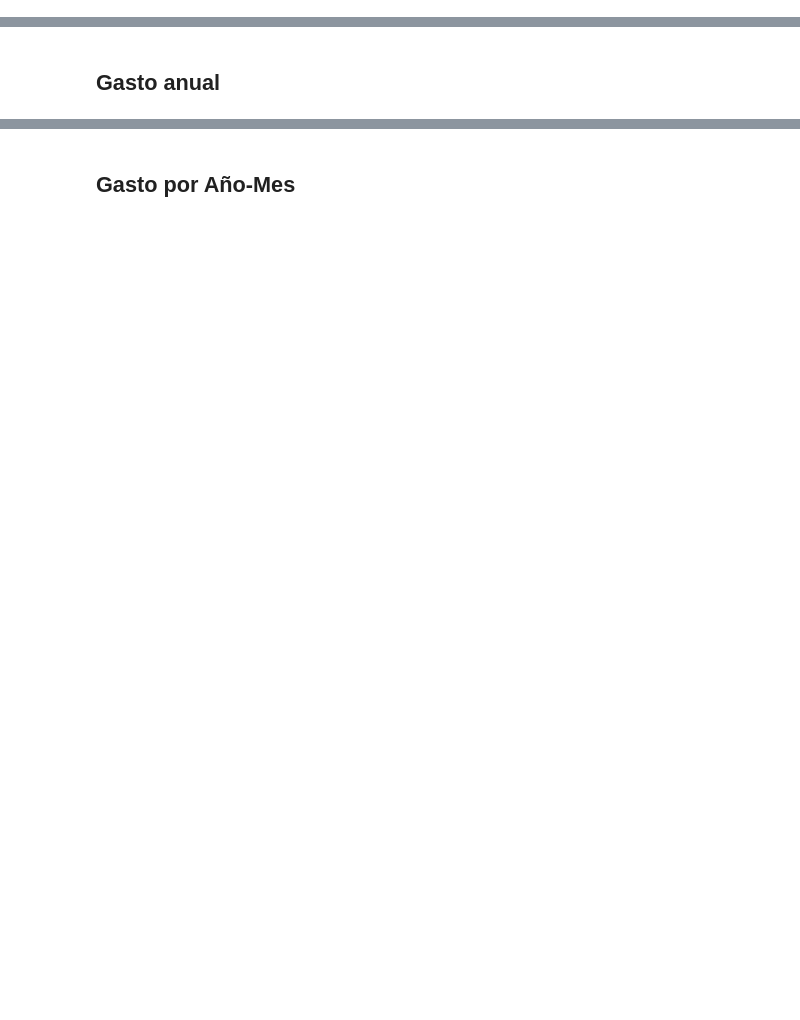
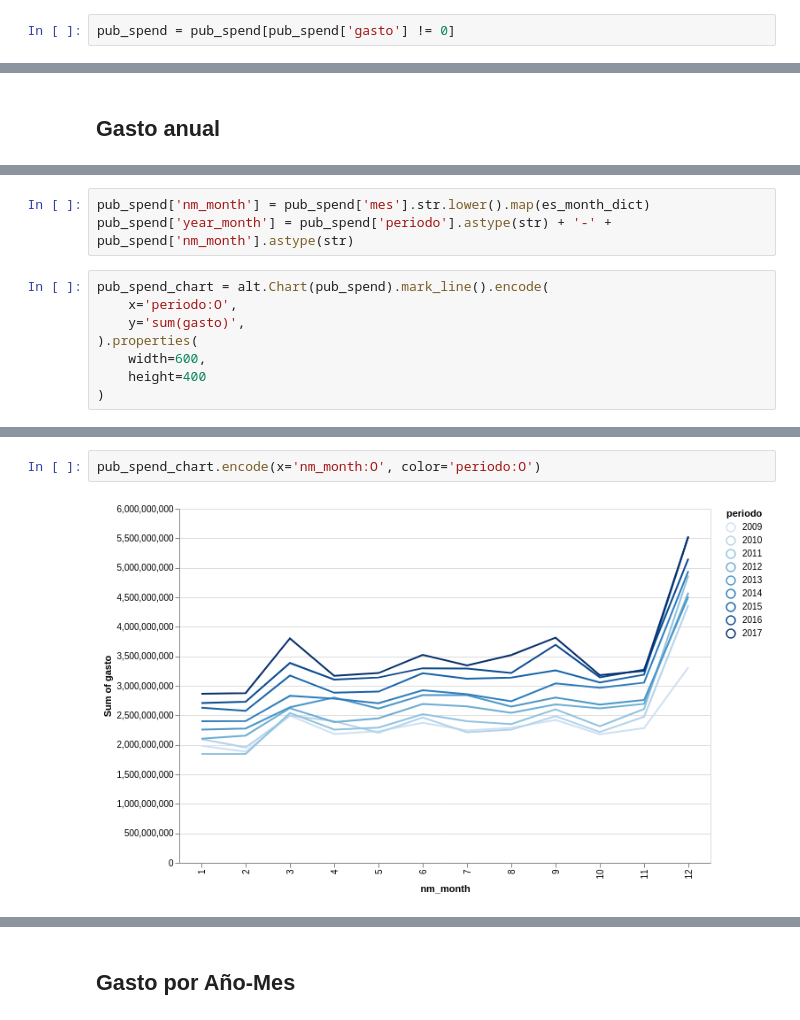
Before and after one commit to aoguedao/Dathaton-Gasto-Fiscal-Viz, a Jupyter notebook: GastoNetoMensualizado.ipynb, the cells around one changed output, grey strips where cells are left out. Cells and saved outputs as stored; diff of their text form; blank space fills up the shorter version.

```diff
--- a/GastoNetoMensualizado.ipynb
+++ b/GastoNetoMensualizado.ipynb
@@ -60,3 +64,5 @@ pub_spend.columns = ['periodo', 'partida', 'capitulo', 'programa', 'subtitulo',
+# %%
+pub_spend = pub_spend[pub_spend['gasto'] != 0]
 # %% [markdown]
 # Estadística descriptiva
 # %%
@@ -78,0 +101,11 @@ alt.Chart(pub_spend_annual).mark_line().encode(
+# %%
+pub_spend['nm_month'] = pub_spend['mes'].str.lower().map(es_month_dict)
+pub_spend['year_month'] = pub_spend['periodo'].astype(str) + '-' + pub_spend['nm_month'].astype(str)
+# %%
+pub_spend_chart = alt.Chart(pub_spend).mark_line().encode(
+    x='periodo:O',
+    y='sum(gasto)',
+).properties(
+    width=600,
+    height=400
+)
@@ -78,0 +116,4 @@ alt.Chart(pub_spend_annual).mark_line().encode(
+# %%
+pub_spend_chart.encode(x='nm_month:O', color='periodo:O')
+# %% [output]
+[figure, added]
```
Also changed, not shown: parts of 13 cells of this notebook.
